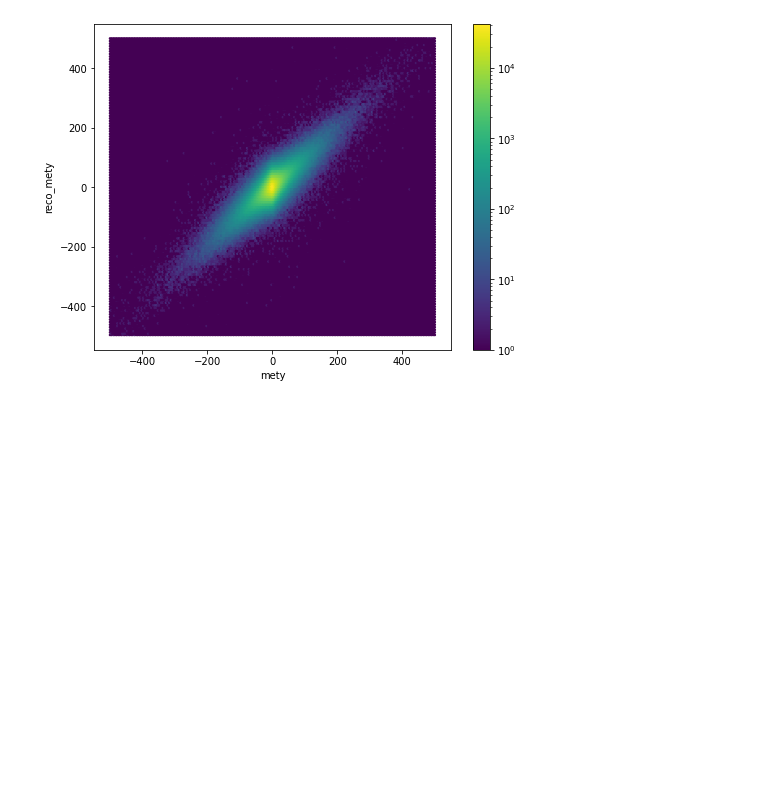
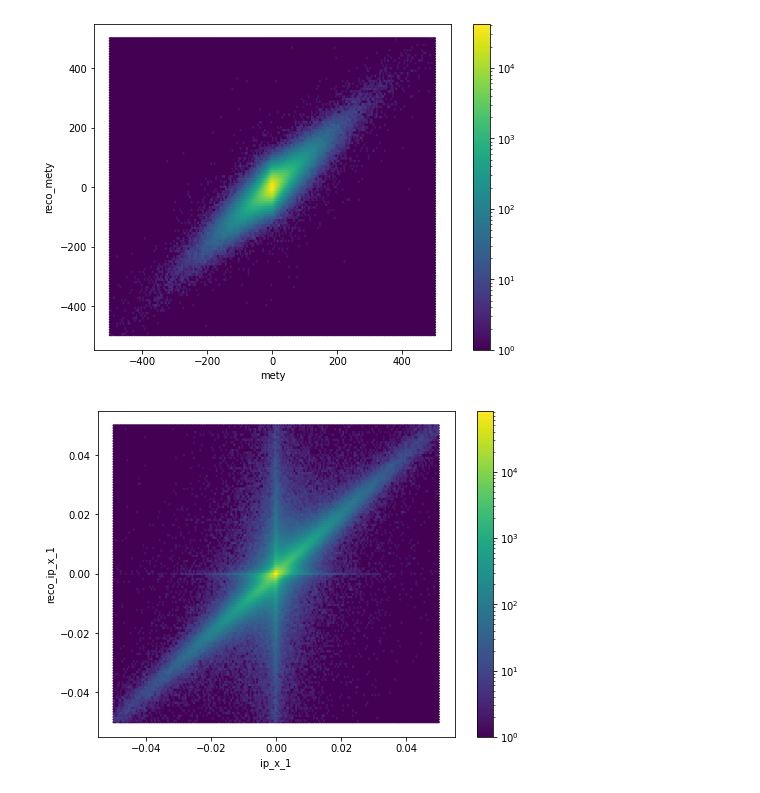
Before and after one commit to stanleyycheung/MSci-Project-HiggsTauTau, a Jupyter notebook: stanley/smearing.ipynb, the cells around one changed output. Drawn from its saved outputs; the diff is of its cells as text; code cells hidden in the pictures; blank space fills up the shorter version.

```diff
--- a/stanley/smearing.ipynb
+++ b/stanley/smearing.ipynb
@@ -716,0 +711,12 @@ smeared_met.append((df['metx'], smeared_metx))
+# %%
+d = pd.DataFrame(np.c_[df_rho_rho.ip_x_1, df_rho_rho.reco_ip_x_1])
+d = d[(d[0]<0.05) & (d[0]>-0.05) & (d[1]<0.05) & (d[1]>-0.05)]
+plt.figure(figsize=(8,6))
+plt.hexbin(d[0], d[1], cmap='viridis', mincnt=None, gridsize=200, bins='log')
+# plt.plot(np.linspace(0, 800), np.linspace(0, 800), 'r')
+plt.colorbar()
+plt.xlabel('ip_x_1')
+plt.ylabel('reco_ip_x_1')
+plt.show()
+# %% [output]
+[figure, added]
```
Also changed, not shown: parts of 4 cells of this notebook, 4 other files.
